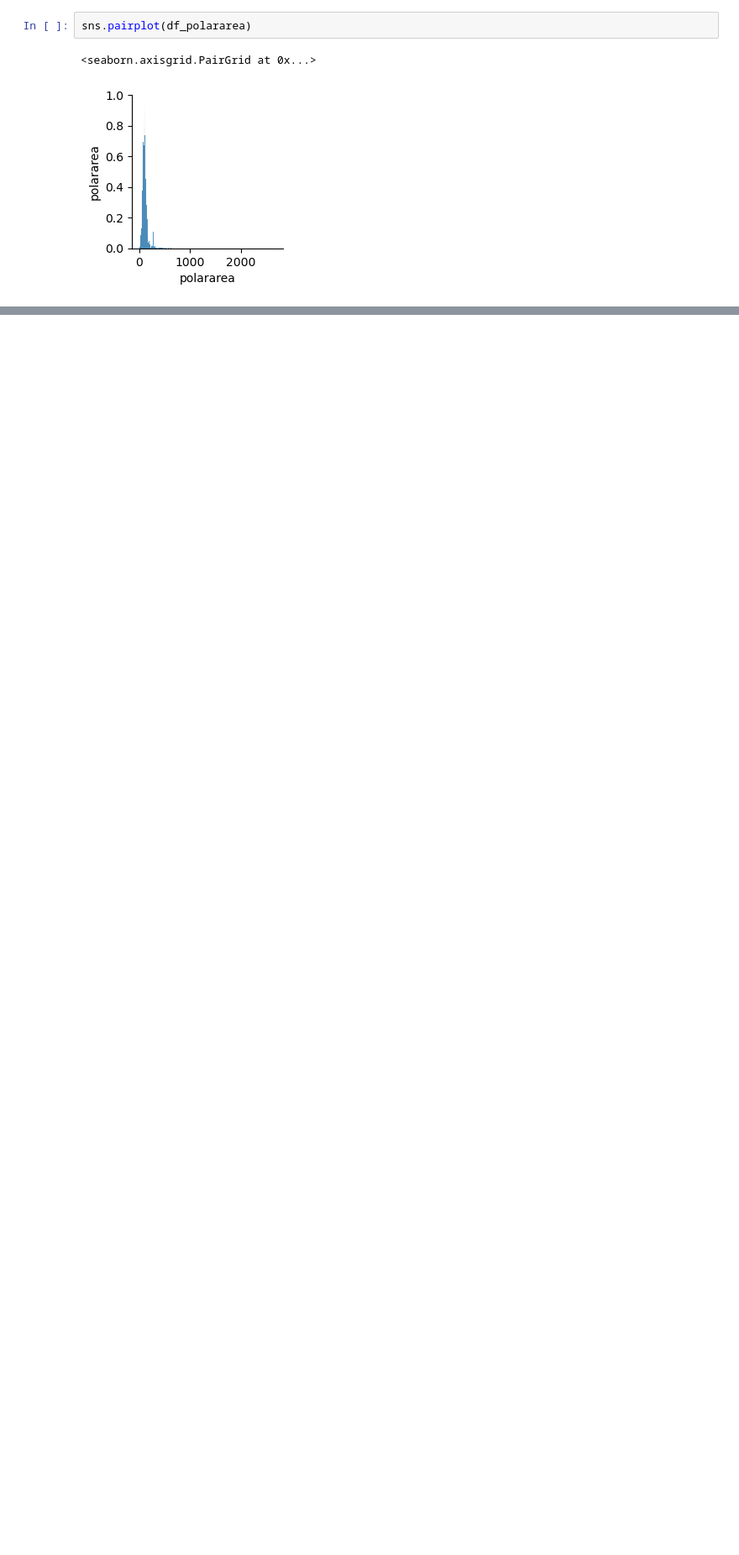
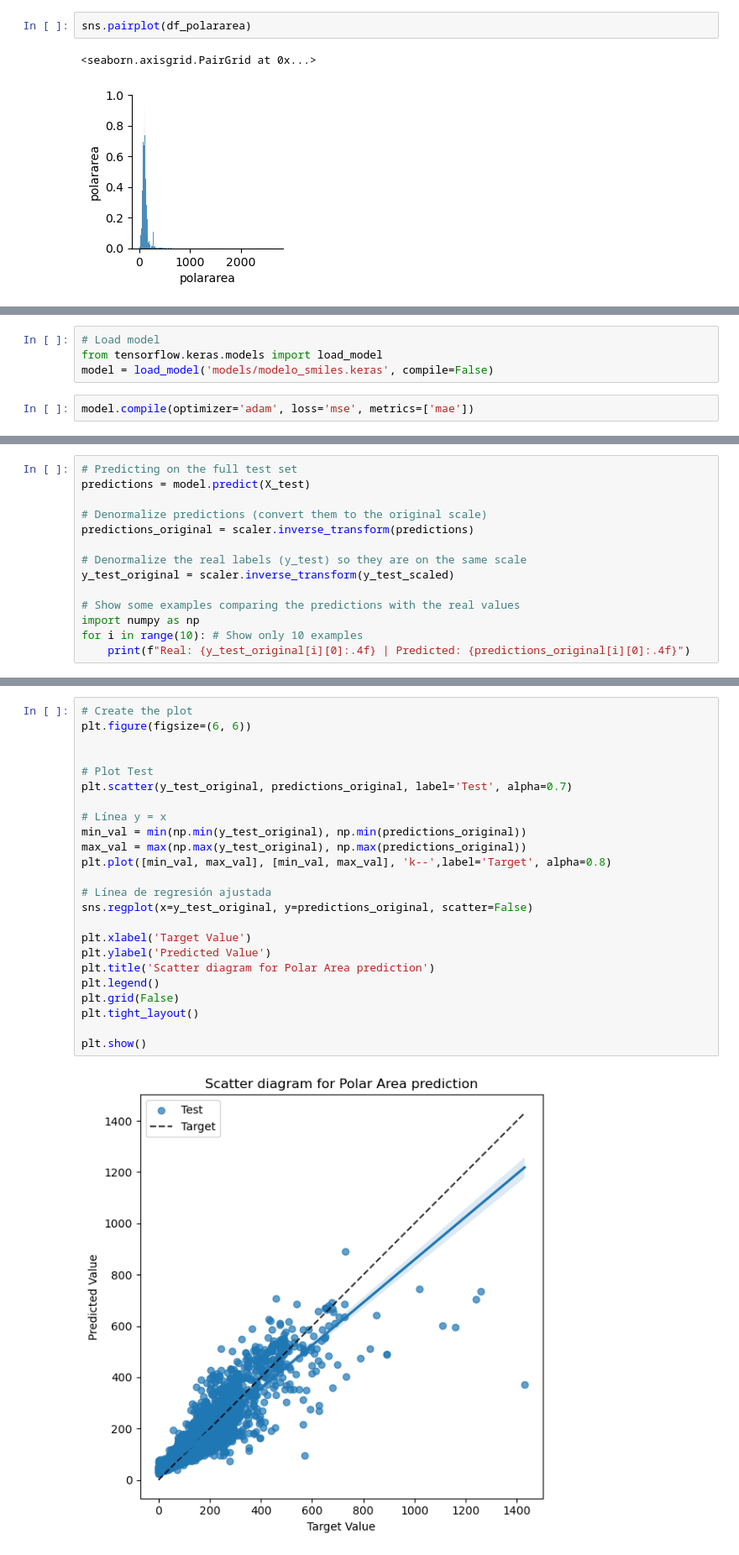
Before and after one commit to RominaZK/Molecular-property-prediction-combining-CNN-and-GRU-Neural-Networks-with-embedding-layer-for-SMILES-, a Jupyter notebook: MolecularPropietyPrediction.ipynb, the cells around one changed output, grey strips where cells are left out. Shown at 84% size. Drawn from its saved outputs; the diff is of its cells as text; blank space fills up the shorter version.

```diff
--- a/MolecularPropietyPrediction.ipynb
+++ b/MolecularPropietyPrediction.ipynb
@@ -50,0 +413,6 @@ sns.pairplot(df_polararea)
+# %%
+# Load model
+from tensorflow.keras.models import load_model
+model = load_model('models/modelo_smiles.keras', compile=False)
+# %%
+model.compile(optimizer='adam', loss='mse', metrics=['mae'])
@@ -50,0 +511,14 @@ sns.pairplot(df_polararea)
+# %%
+# Predicting on the full test set
+predictions = model.predict(X_test)
+
+# Denormalize predictions (convert them to the original scale)
+predictions_original = scaler.inverse_transform(predictions)
+
+# Denormalize the real labels (y_test) so they are on the same scale
+y_test_original = scaler.inverse_transform(y_test_scaled)
+
+# Show some examples comparing the predictions with the real values
+import numpy as np
+for i in range(10): # Show only 10 examples
+    print(f"Real: {y_test_original[i][0]:.4f} | Predicted: {predictions_original[i][0]:.4f}")
@@ -50,0 +537,26 @@ sns.pairplot(df_polararea)
+# %%
+# Create the plot
+plt.figure(figsize=(6, 6))
+
+
+# Plot Test
+plt.scatter(y_test_original, predictions_original, label='Test', alpha=0.7)
+
+# Línea y = x
+min_val = min(np.min(y_test_original), np.min(predictions_original))
+max_val = max(np.max(y_test_original), np.max(predictions_original))
+plt.plot([min_val, max_val], [min_val, max_val], 'k--',label='Target', alpha=0.8)
+
+# Línea de regresión ajustada
+sns.regplot(x=y_test_original, y=predictions_original, scatter=False)
+
+plt.xlabel('Target Value')
+plt.ylabel('Predicted Value')
+plt.title('Scatter diagram for Polar Area prediction')
+plt.legend()
+plt.grid(False)
+plt.tight_layout()
+
+plt.show()
+# %% [output]
+[figure, added]
```
Also changed, not shown: parts of 55 cells of this notebook.
